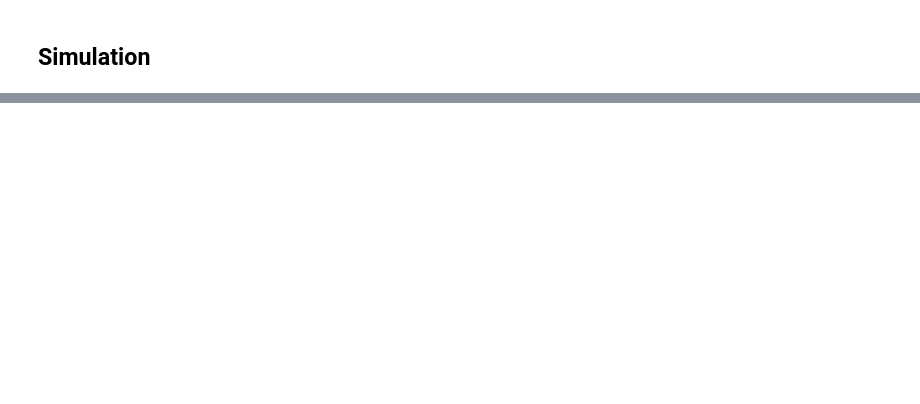
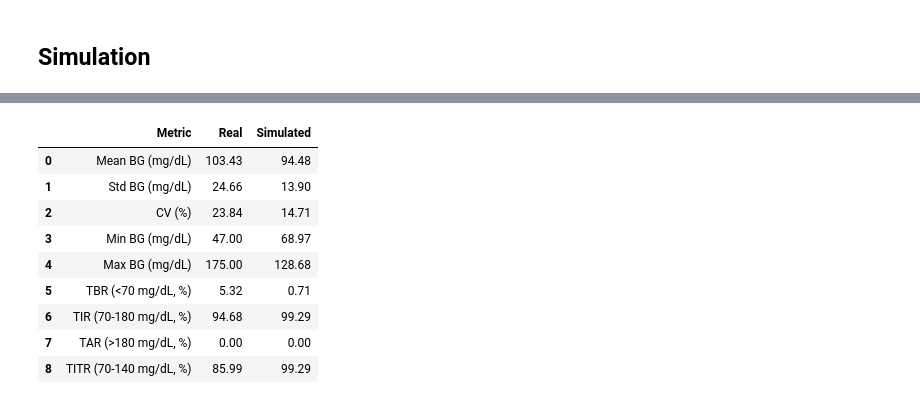
Before and after one commit to oriolbustos/t1d-data-based-digital-twin, a Jupyter notebook: workshops/hands-on-part-b.ipynb, the cells around one changed output, grey strips where cells are left out. Cells and saved outputs as stored; diff of their text form; code cells hidden in the pictures; blank space fills up the shorter version.

```diff
--- a/workshops/hands-on-part-b.ipynb
+++ b/workshops/hands-on-part-b.ipynb
@@ -398,0 +453,82 @@ plt.show()
+# %%
+def calculate_metrics(bg_data, label):
+    """Calculate metrics for a single BG array"""
+    mean_bg = np.mean(bg_data)
+    std_bg = np.std(bg_data)
+    cv = (std_bg / mean_bg) * 100  # Coefficient of variation as percentage
+    min_bg = np.min(bg_data)
+    max_bg = np.max(bg_data)
+
+    time_below_range = (np.sum(bg_data < 70) / len(bg_data)) * 100  # TBR
+    time_in_range = (np.sum((bg_data >= 70) & (bg_data <= 180)) / len(bg_data)) * 100  # TIR
+    time_above_range = (np.sum(bg_data > 180) / len(bg_data)) * 100  # TAR
+    time_in_tight_range = (np.sum((bg_data >= 70) & (bg_data <= 140)) / len(bg_data)) * 100  # TITR
+
+    return {
+        f'Mean BG (mg/dL) - {label}': mean_bg,
+        f'Std BG (mg/dL) - {label}': std_bg,
+        f'CV (%) - {label}': cv,
+        f'Min BG (mg/dL) - {label}': min_bg,
+        f'Max BG (mg/dL) - {label}': max_bg,
+        f'TBR (<70 mg/dL, %) - {label}': time_below_range,
+        f'TIR (70-180 mg/dL, %) - {label}': time_in_range,
+        f'TAR (>180 mg/dL, %) - {label}': time_above_range,
+        f'TITR (70-140 mg/dL, %) - {label}': time_in_tight_range
+    }
+
+def compute_glycemic_metrics(simulated_data: SimulationData) -> pd.DataFrame:
+    real_bg = simulated_data.real_bg_unscaled
+    sim_bg = simulated_data.gen_bg_unscaled
+
+    min_length = min(len(real_bg), len(sim_bg))
+    real_bg = real_bg[:min_length]
+    sim_bg = sim_bg[:min_length]
+
+    real_metrics = calculate_metrics(real_bg, 'Real')
+    sim_metrics = calculate_metrics(sim_bg, 'Simulated')
+
+    all_metrics = {**real_metrics, **sim_metrics}
+
+    metrics_data = {
+        'Metric': [],
+        'Real': [],
+        'Simulated': []
+    }
+
+    metric_names = [
+        'Mean BG (mg/dL)',
+        'Std BG (mg/dL)',
+        'CV (%)',
+        'Min BG (mg/dL)',
+        'Max BG (mg/dL)',
+        'TBR (<70 mg/dL, %)',
+        'TIR (70-180 mg/dL, %)',
+        'TAR (>180 mg/dL, %)',
+        'TITR (70-140 mg/dL, %)'
+    ]
+
+    for metric in metric_names:
+        metrics_data['Metric'].append(metric)
+        metrics_data['Real'].append(all_metrics[f'{metric} - Real'])
+        metrics_data['Simulated'].append(all_metrics[f'{metric} - Simulated'])
+
+    metrics_df = pd.DataFrame(metrics_data)
+
+    metrics_df['Real'] = metrics_df['Real'].round(2)
+    metrics_df['Simulated'] = metrics_df['Simulated'].round(2)
+
+    return metrics_df
+
+glycemic_metrics_table = compute_glycemic_metrics(simulated_data)
+display(glycemic_metrics_table)
+# %% [output]
+|  | Metric | Real | Simulated |
+| 0 | Mean BG (mg/dL) | 103.43 | 94.48 |
+| 1 | Std BG (mg/dL) | 24.66 | 13.90 |
+| 2 | CV (%) | 23.84 | 14.71 |
+| 3 | Min BG (mg/dL) | 47.00 | 68.97 |
+| 4 | Max BG (mg/dL) | 175.00 | 128.68 |
+| 5 | TBR (<70 mg/dL, %) | 5.32 | 0.71 |
+| 6 | TIR (70-180 mg/dL, %) | 94.68 | 99.29 |
+| 7 | TAR (>180 mg/dL, %) | 0.00 | 0.00 |
+| 8 | TITR (70-140 mg/dL, %) | 85.99 | 99.29 |
```
Also changed, not shown: parts of 11 cells of this notebook.
